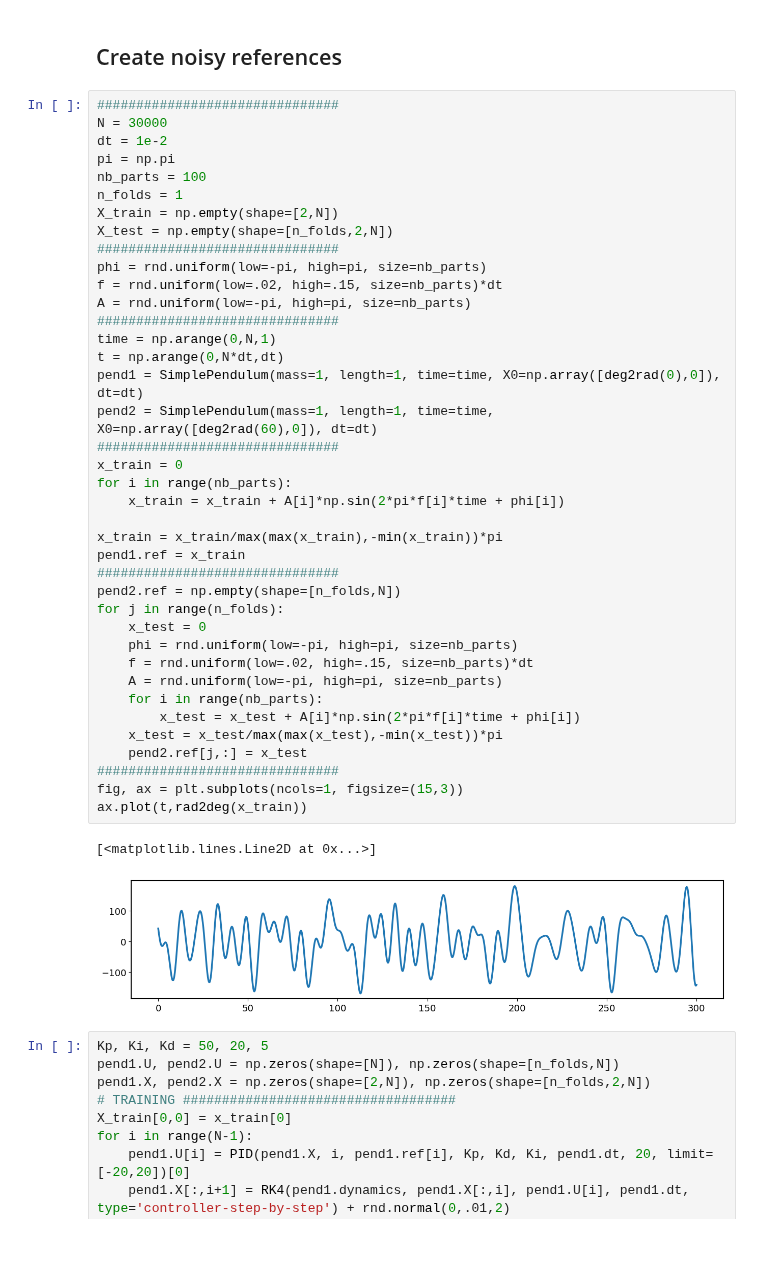
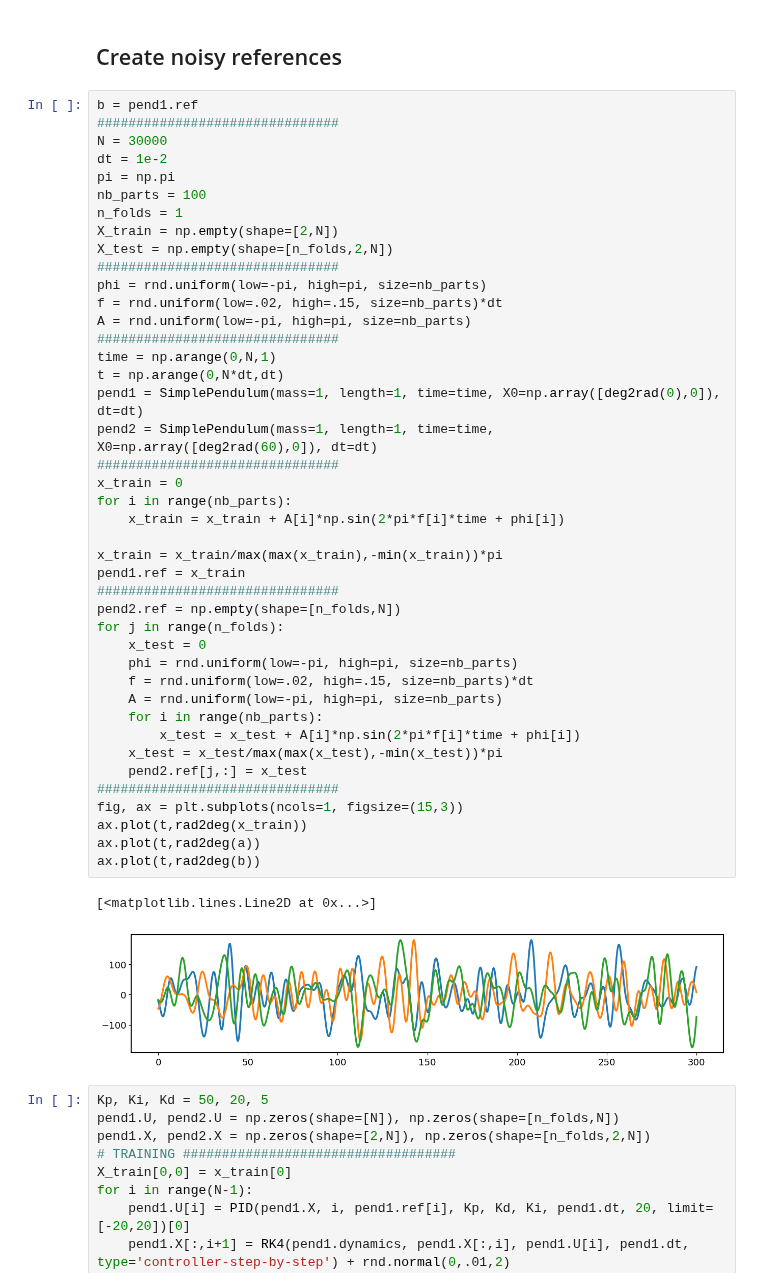
Before and after one commit to CedricFont/Subspace-learning-for-robot-application, a Jupyter notebook: LQR simulation/9_Adding_noise.ipynb, the cells around one changed output. Cells and saved outputs as stored; diff of their text form; blank space fills up the shorter version.

```diff
--- a/LQR simulation/9_Adding_noise.ipynb
+++ b/LQR simulation/9_Adding_noise.ipynb
@@ -23,6 +23,7 @@ np.set_printoptions(precision=5, suppress=False)
 # %% [markdown]
 ## Create noisy references
 # %%
+b = pend1.ref
 ###############################
 N = 30000
 dt = 1e-2
@@ -36,34 +37,36 @@ phi = rnd.uniform(low=-pi, high=pi, size=nb_parts)
 f = rnd.uniform(low=.02, high=.15, size=nb_parts)*dt
 A = rnd.uniform(low=-pi, high=pi, size=nb_parts)
 ###############################
 time = np.arange(0,N,1)
 t = np.arange(0,N*dt,dt)
 pend1 = SimplePendulum(mass=1, length=1, time=time, X0=np.array([deg2rad(0),0]), dt=dt)
 pend2 = SimplePendulum(mass=1, length=1, time=time, X0=np.array([deg2rad(60),0]), dt=dt)
 ###############################
 x_train = 0
 for i in range(nb_parts):
     x_train = x_train + A[i]*np.sin(2*pi*f[i]*time + phi[i])
 
 x_train = x_train/max(max(x_train),-min(x_train))*pi
 pend1.ref = x_train
 ###############################
 pend2.ref = np.empty(shape=[n_folds,N])
 for j in range(n_folds):
     x_test = 0
     phi = rnd.uniform(low=-pi, high=pi, size=nb_parts)
     f = rnd.uniform(low=.02, high=.15, size=nb_parts)*dt
     A = rnd.uniform(low=-pi, high=pi, size=nb_parts)
     for i in range(nb_parts):
         x_test = x_test + A[i]*np.sin(2*pi*f[i]*time + phi[i])
     x_test = x_test/max(max(x_test),-min(x_test))*pi
     pend2.ref[j,:] = x_test
 ###############################
 fig, ax = plt.subplots(ncols=1, figsize=(15,3))
 ax.plot(t,rad2deg(x_train))
+ax.plot(t,rad2deg(a))
+ax.plot(t,rad2deg(b))
 # %% [output]
 [<matplotlib.lines.Line2D at 0x...>]
-[figure, old version]
+[figure, new version]
 # %%
 Kp, Ki, Kd = 50, 20, 5
 pend1.U, pend2.U = np.zeros(shape=[N]), np.zeros(shape=[n_folds,N])
```
Also changed, not shown: 9 other files.
